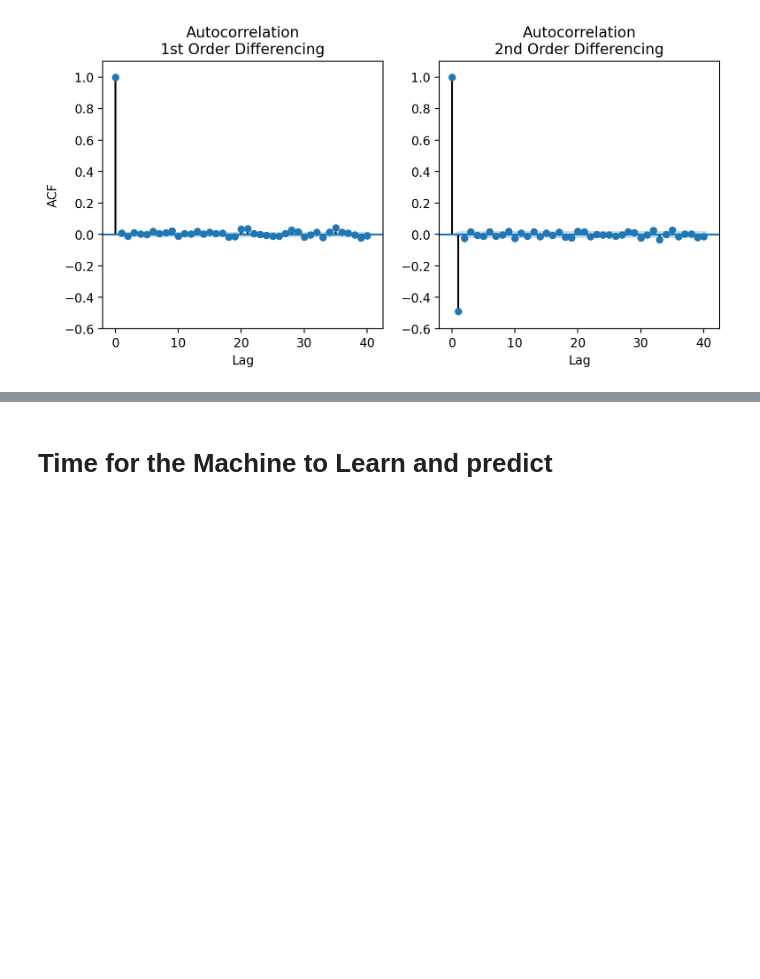
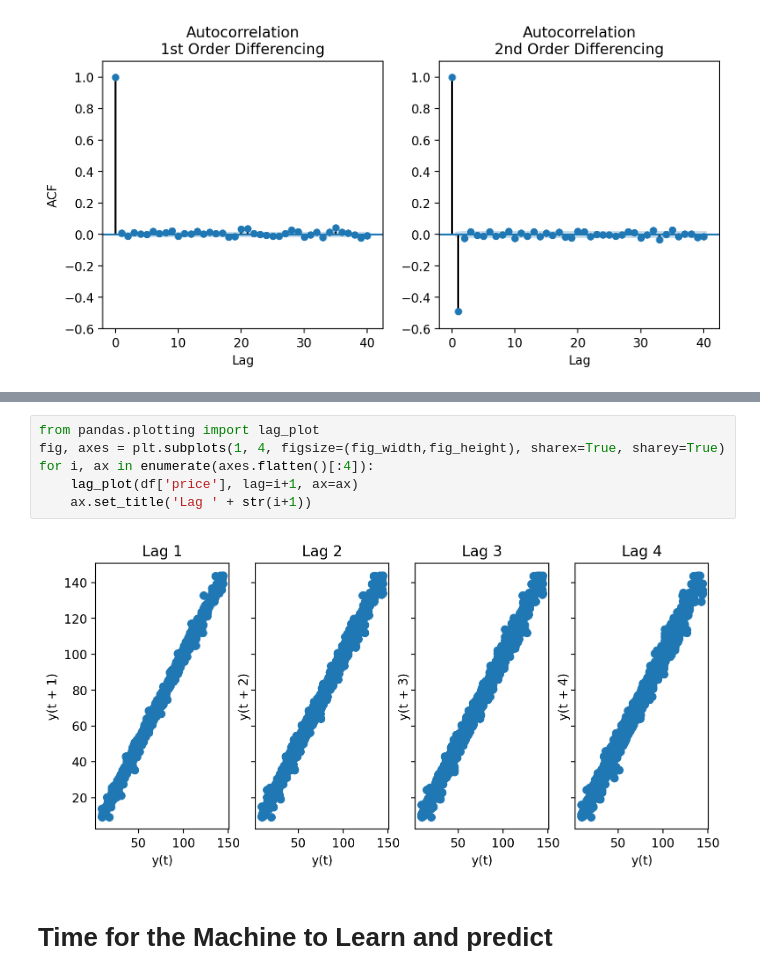
Before and after one commit to marslanahmed/Project2-Predicting-Oil-Prices-using-ARIMA, a Jupyter notebook: project_notebook.ipynb, the cells around one changed output, grey strips where cells are left out. Drawn from its saved outputs; the diff is of its cells as text; blank space fills up the shorter version.

```diff
--- a/project_notebook.ipynb
+++ b/project_notebook.ipynb
@@ -528,3 +617,11 @@ plt.show()
+# %%
+from pandas.plotting import lag_plot
+fig, axes = plt.subplots(1, 4, figsize=(fig_width,fig_height), sharex=True, sharey=True)
+for i, ax in enumerate(axes.flatten()[:4]):
+    lag_plot(df['price'], lag=i+1, ax=ax)
+    ax.set_title('Lag ' + str(i+1))
+# %% [output]
+[figure, added]
 # %% [markdown]
 # Time for the Machine to Learn and predict
 # %%
```
Also changed, not shown: parts of 26 cells of this notebook.
